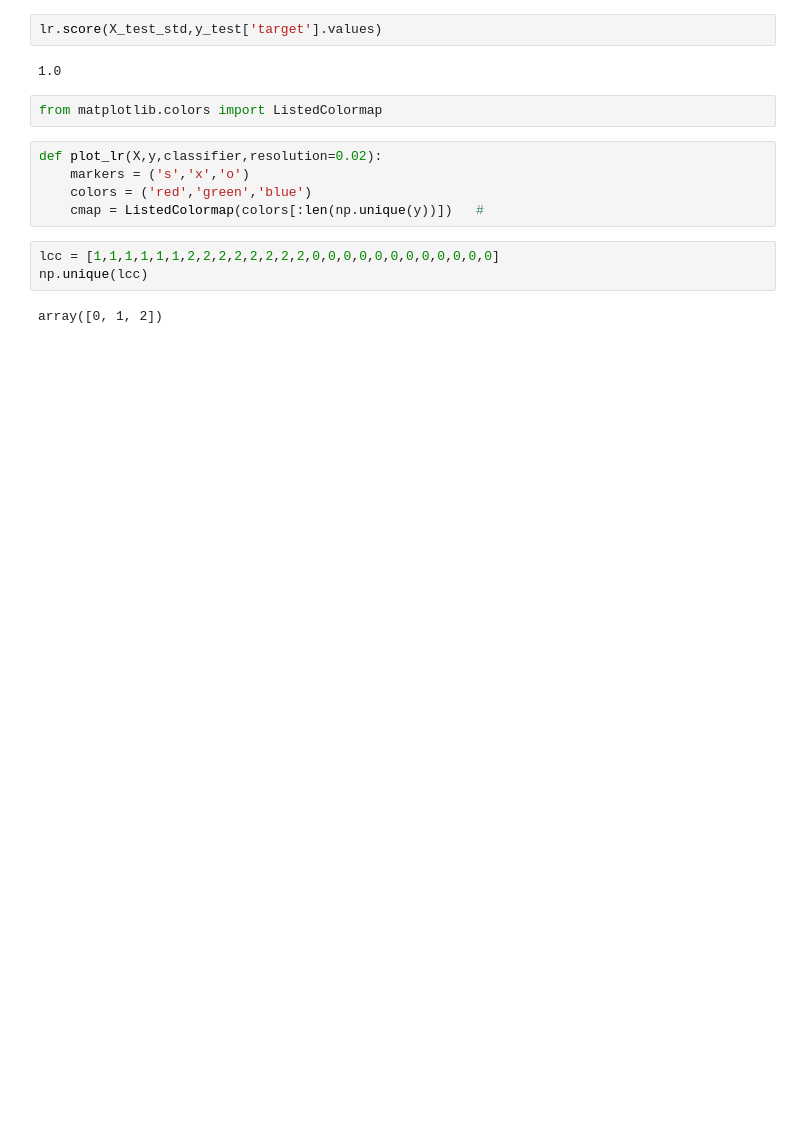
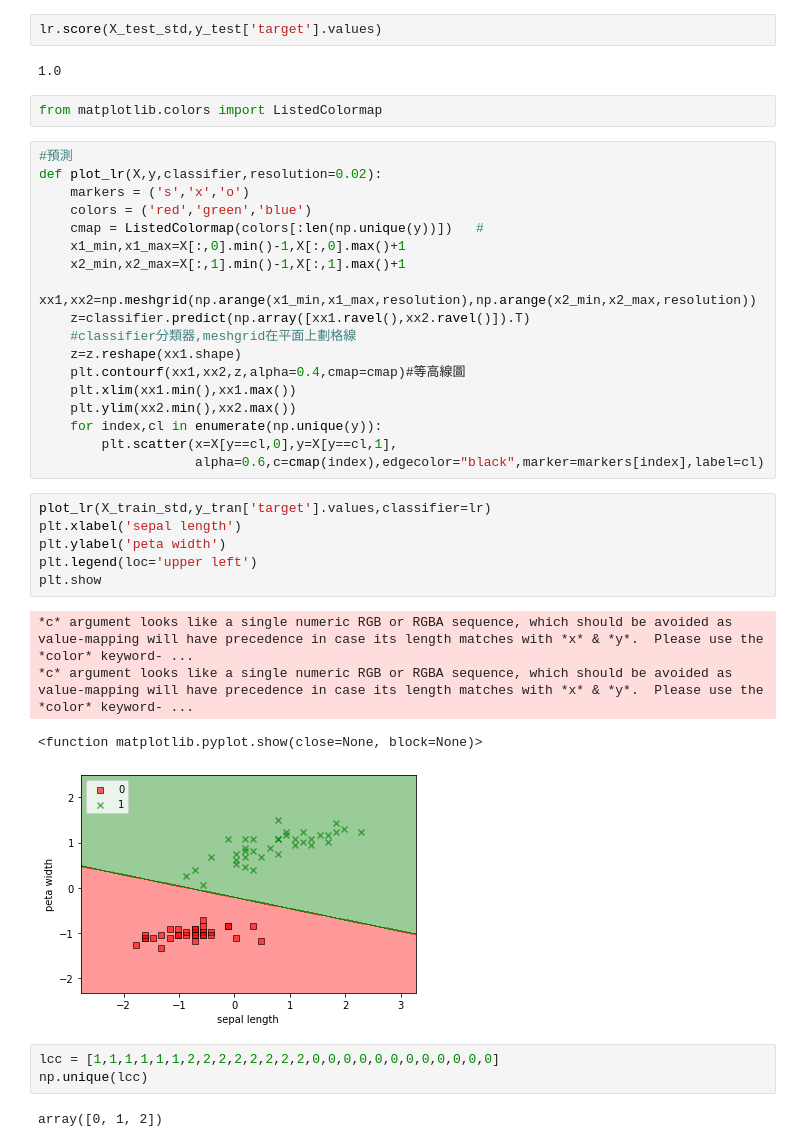
Before and after one commit to a49b0407/fcpython, a Jupyter notebook: 線回歸.ipynb, the cells around one changed output. Saved outputs shown, nothing was run; the diff lists cells and outputs as text; blank space fills up the shorter version.

```diff
--- a/線回歸.ipynb
+++ b/線回歸.ipynb
@@ -266,10 +266,34 @@ lr.score(X_test_std,y_test['target'].values)
 # %%
 from matplotlib.colors import ListedColormap
 # %%
+#預測
 def plot_lr(X,y,classifier,resolution=0.02):
     markers = ('s','x','o')
     colors = ('red','green','blue')
     cmap = ListedColormap(colors[:len(np.unique(y))])   #
+    x1_min,x1_max=X[:,0].min()-1,X[:,0].max()+1
+    x2_min,x2_max=X[:,1].min()-1,X[:,1].max()+1
+    xx1,xx2=np.meshgrid(np.arange(x1_min,x1_max,resolution),np.arange(x2_min,x2_max,resolution))
+    z=classifier.predict(np.array([xx1.ravel(),xx2.ravel()]).T)
+    #classifier分類器,meshgrid在平面上劃格線
+    z=z.reshape(xx1.shape)
+    plt.contourf(xx1,xx2,z,alpha=0.4,cmap=cmap)#等高線圖
+    plt.xlim(xx1.min(),xx1.max())
+    plt.ylim(xx2.min(),xx2.max())
+    for index,cl in enumerate(np.unique(y)):
+        plt.scatter(x=X[y==cl,0],y=X[y==cl,1],
+                    alpha=0.6,c=cmap(index),edgecolor="black",marker=markers[index],label=cl)
+# %%
+plot_lr(X_train_std,y_tran['target'].values,classifier=lr)
+plt.xlabel('sepal length')
+plt.ylabel('peta width')
+plt.legend(loc='upper left')
+plt.show
+# %% [output]
+*c* argument looks like a single numeric RGB or RGBA sequence, which should be avoided as value-mapping will have precedence in case its length matches with *x* & *y*.  Please use the *color* keyword- ...
+*c* argument looks like a single numeric RGB or RGBA sequence, which should be avoided as value-mapping will have precedence in case its length matches with *x* & *y*.  Please use the *color* keyword- ...
+<function matplotlib.pyplot.show(close=None, block=None)>
+[figure, added]
 # %%
 lcc = [1,1,1,1,1,1,2,2,2,2,2,2,2,2,0,0,0,0,0,0,0,0,0,0,0,0]
 np.unique(lcc)
```
Also changed, not shown: parts of 2 cells of this notebook, 1 other file.
